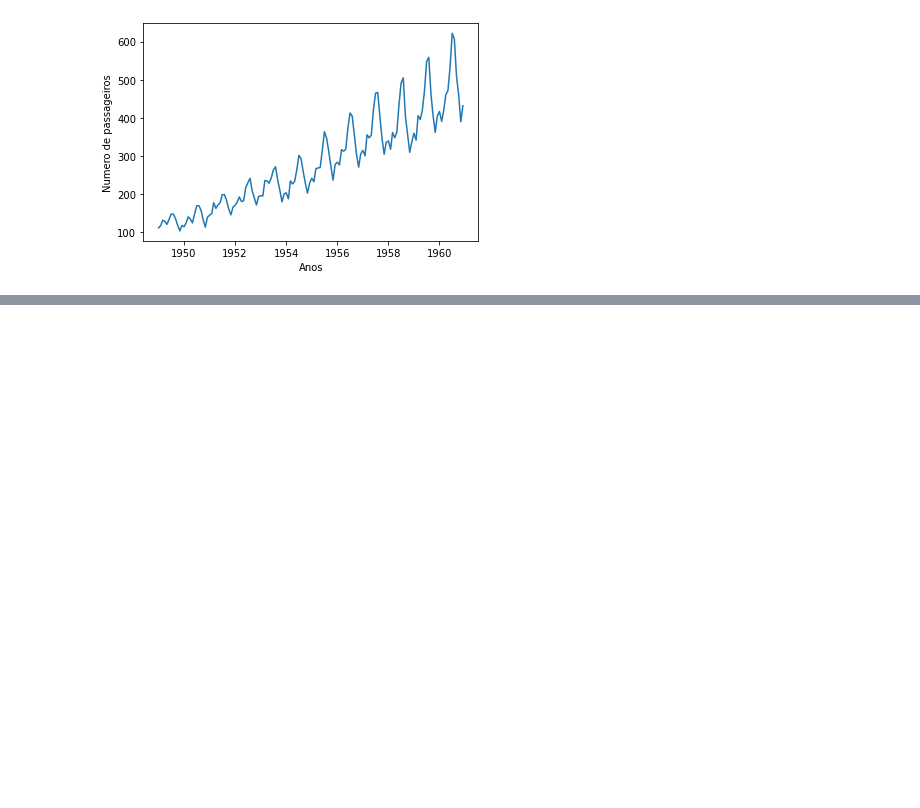
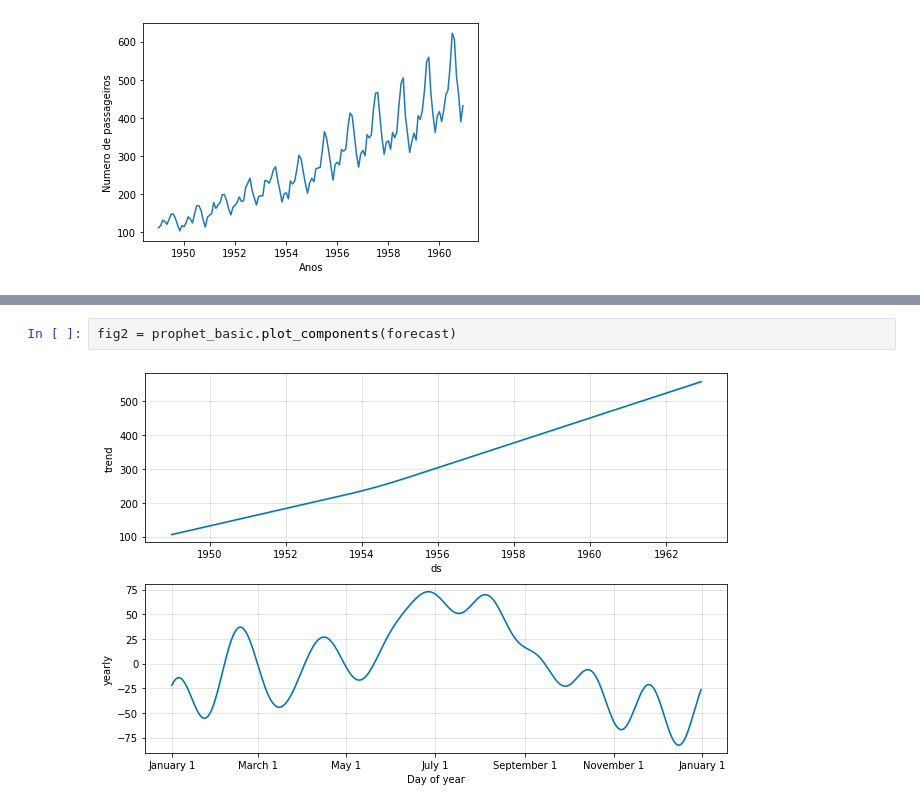
Before and after one commit to vivianerenizia/Teste_DataScience_iniciante, a Jupyter notebook: teste02-Prophet.ipynb, the cells around one changed output, grey strips where cells are left out. Saved outputs shown, nothing was run; the diff lists cells and outputs as text; blank space fills up the shorter version.

```diff
--- a/teste02-Prophet.ipynb
+++ b/teste02-Prophet.ipynb
@@ -36,0 +77,4 @@ plt.show()
+# %%
+fig2 = prophet_basic.plot_components(forecast)
+# %% [output]
+[figure, added]
```
Also changed, not shown: parts of 5 cells of this notebook.
